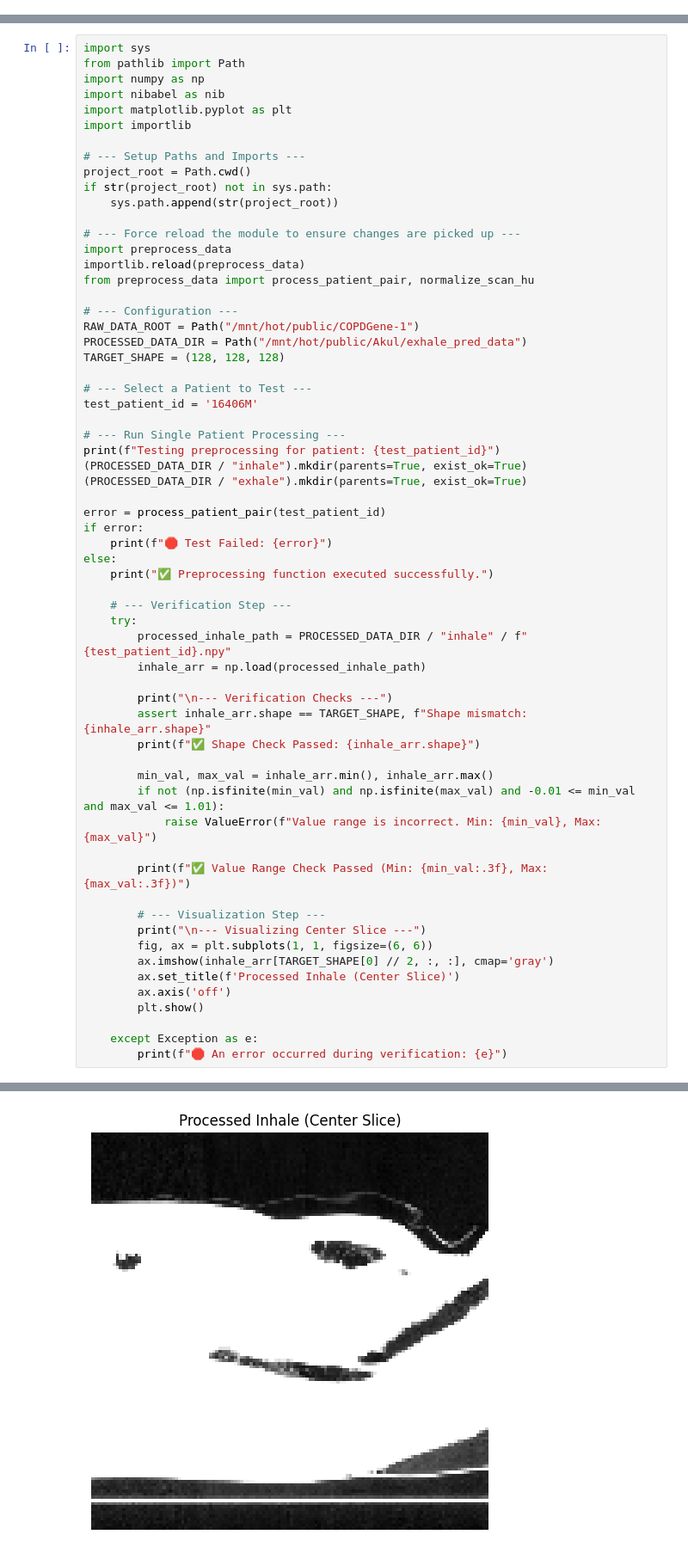
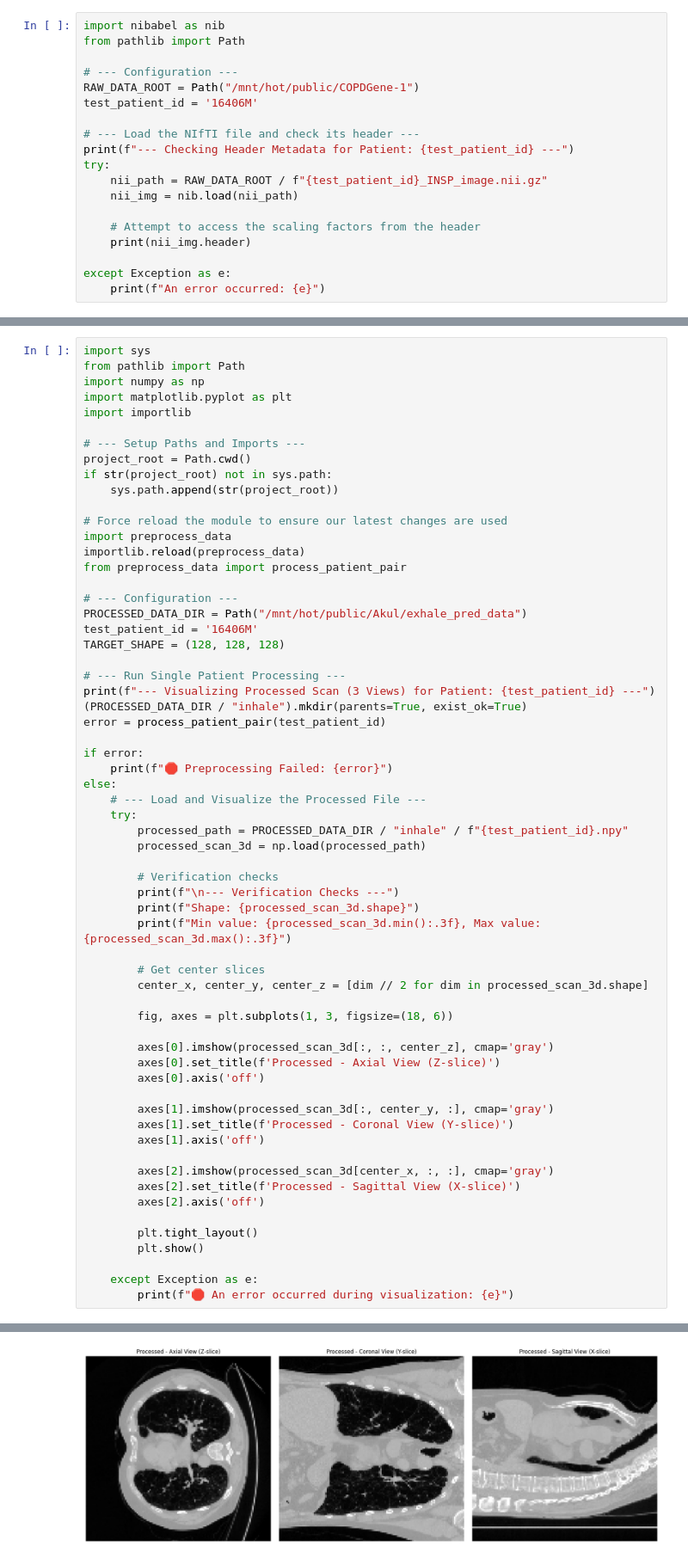
Before and after one commit to AkuSax/exhale-prediction-cvae, a Jupyter notebook: debug.ipynb, the cells around one changed output, grey strips where cells are left out. Shown at 86% size. Saved outputs shown, nothing was run; the diff lists cells and outputs as text.

Commit message:
preprocessing script fixes

```diff
--- a/debug.ipynb
+++ b/debug.ipynb
@@ -0,0 +60,19 @@
+# %%
+import nibabel as nib
+from pathlib import Path
+
+# --- Configuration ---
+RAW_DATA_ROOT = Path("/mnt/hot/public/COPDGene-1")
+test_patient_id = '16406M'
+
+# --- Load the NIfTI file and check its header ---
+print(f"--- Checking Header Metadata for Patient: {test_patient_id} ---")
+try:
+    nii_path = RAW_DATA_ROOT / f"{test_patient_id}_INSP_image.nii.gz"
+    nii_img = nib.load(nii_path)
+
+    # Attempt to access the scaling factors from the header
+    print(nii_img.header)
+
+except Exception as e:
+    print(f"An error occurred: {e}")
@@ -2,7 +98,6 @@
 import sys
 from pathlib import Path
 import numpy as np
-import nibabel as nib
 import matplotlib.pyplot as plt
 import importlib
 
@@ -11,53 +106,54 @@ project_root = Path.cwd()
 if str(project_root) not in sys.path:
     sys.path.append(str(project_root))
 
-# --- Force reload the module to ensure changes are picked up ---
+# Force reload the module to ensure our latest changes are used
 import preprocess_data
 importlib.reload(preprocess_data)
-from preprocess_data import process_patient_pair, normalize_scan_hu
+from preprocess_data import process_patient_pair
 
 # --- Configuration ---
-RAW_DATA_ROOT = Path("/mnt/hot/public/COPDGene-1")
 PROCESSED_DATA_DIR = Path("/mnt/hot/public/Akul/exhale_pred_data")
+test_patient_id = '16406M'
 TARGET_SHAPE = (128, 128, 128)
 
-# --- Select a Patient to Test ---
-test_patient_id = '16406M'
+# --- Run Single Patient Processing ---
+print(f"--- Visualizing Processed Scan (3 Views) for Patient: {test_patient_id} ---")
+(PROCESSED_DATA_DIR / "inhale").mkdir(parents=True, exist_ok=True)
+error = process_patient_pair(test_patient_id)
 
-# --- Run Single Patient Processing ---
-print(f"Testing preprocessing for patient: {test_patient_id}")
-(PROCESSED_DATA_DIR / "inhale").mkdir(parents=True, exist_ok=True)
-(PROCESSED_DATA_DIR / "exhale").mkdir(parents=True, exist_ok=True)
+if error:
+    print(f"🛑 Preprocessing Failed: {error}")
+else:
+    # --- Load and Visualize the Processed File ---
+    try:
+        processed_path = PROCESSED_DATA_DIR / "inhale" / f"{test_patient_id}.npy"
+        processed_scan_3d = np.load(processed_path)
 
-error = process_patient_pair(test_patient_id)
-if error:
-    print(f"🛑 Test Failed: {error}")
-else:
-    print("✅ Preprocessing function executed successfully.")
+        # Verification checks
+        print(f"\n--- Verification Checks ---")
+        print(f"Shape: {processed_scan_3d.shape}")
+        print(f"Min value: {processed_scan_3d.min():.3f}, Max value: {processed_scan_3d.max():.3f}")
 
-    # --- Verification Step ---
-    try:
-        processed_inhale_path = PROCESSED_DATA_DIR / "inhale" / f"{test_patient_id}.npy"
-        inhale_arr = np.load(processed_inhale_path)
+        # Get center slices
+        center_x, center_y, center_z = [dim // 2 for dim in processed_scan_3d.shape]
 
-        print("\n--- Verification Checks ---")
-        assert inhale_arr.shape == TARGET_SHAPE, f"Shape mismatch: {inhale_arr.shape}"
-        print(f"✅ Shape Check Passed: {inhale_arr.shape}")
+        fig, axes = plt.subplots(1, 3, figsize=(18, 6))
 
-        min_val, max_val = inhale_arr.min(), inhale_arr.max()
-        if not (np.isfinite(min_val) and np.isfinite(max_val) and -0.01 <= min_val and max_val <= 1.01):
-            raise ValueError(f"Value range is incorrect. Min: {min_val}, Max: {max_val}")
+        axes[0].imshow(processed_scan_3d[:, :, center_z], cmap='gray')
+        axes[0].set_title(f'Processed - Axial View (Z-slice)')
+        axes[0].axis('off')
 
-        print(f"✅ Value Range Check Passed (Min: {min_val:.3f}, Max: {max_val:.3f})")
+        axes[1].imshow(processed_scan_3d[:, center_y, :], cmap='gray')
+        axes[1].set_title(f'Processed - Coronal View (Y-slice)')
+        axes[1].axis('off')
 
-        # --- Visualization Step ---
-        print("\n--- Visualizing Center Slice ---")
-        fig, ax = plt.subplots(1, 1, figsize=(6, 6))
-        ax.imshow(inhale_arr[TARGET_SHAPE[0] // 2, :, :], cmap='gray')
-        ax.set_title(f'Processed Inhale (Center Slice)')
-        ax.axis('off')
+        axes[2].imshow(processed_scan_3d[center_x, :, :], cmap='gray')
+        axes[2].set_title(f'Processed - Sagittal View (X-slice)')
+        axes[2].axis('off')
+
+        plt.tight_layout()
         plt.show()
 
     except Exception as e:
-        print(f"🛑 An error occurred during verification: {e}")
+        print(f"🛑 An error occurred during visualization: {e}")
 # %% [output]
@@ -72 +165 @@ Testing preprocessing for patient: 16406M
-[figure, old version]
+[figure, new version]
```
Also changed, not shown: parts of 3 cells of this notebook, 1 other file.
